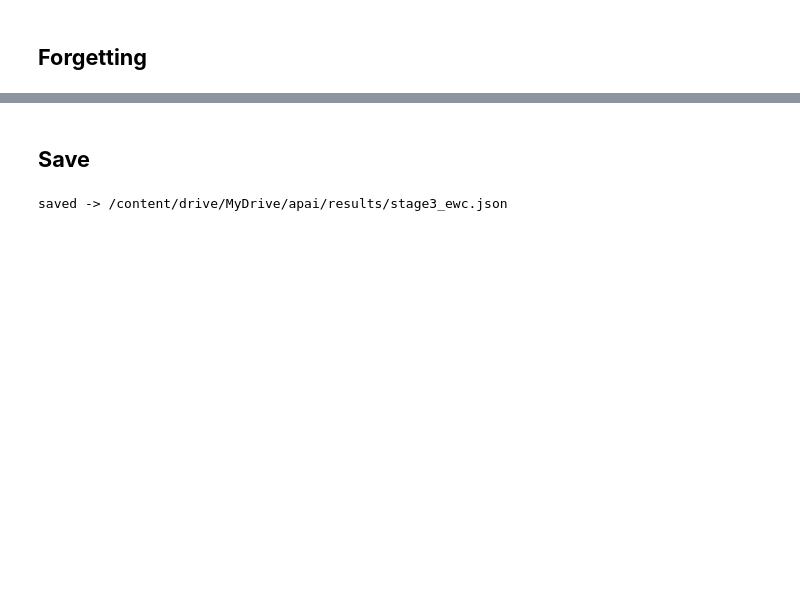
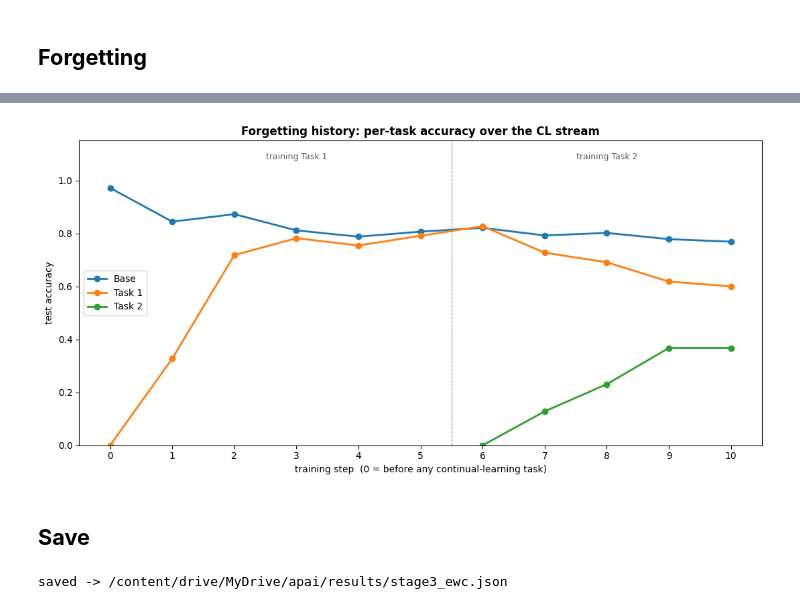
Before and after one commit to silvergjeka22/Unified-Lifelong-Action-Learning, a Jupyter notebook: notebooks/study/3_continual_learning/ewc.ipynb, the cells around one changed output, grey strips where cells are left out. Drawn from its saved outputs; the diff is of its cells as text; code cells hidden in the pictures; blank space fills up the shorter version.

```diff
--- a/notebooks/study/3_continual_learning/ewc.ipynb
+++ b/notebooks/study/3_continual_learning/ewc.ipynb
@@ -346,3 +355,7 @@ plot_cl_forgetting(snapshots)
+# %%
+plot_forgetting_history(forget_hist, epochs_per_task=cfg.CL_EPOCHS)
+# %% [output]
+[figure, added]
 # %% [markdown]
 ## **Save**
 # %%
```
Also changed, not shown: parts of 15 cells of this notebook.
